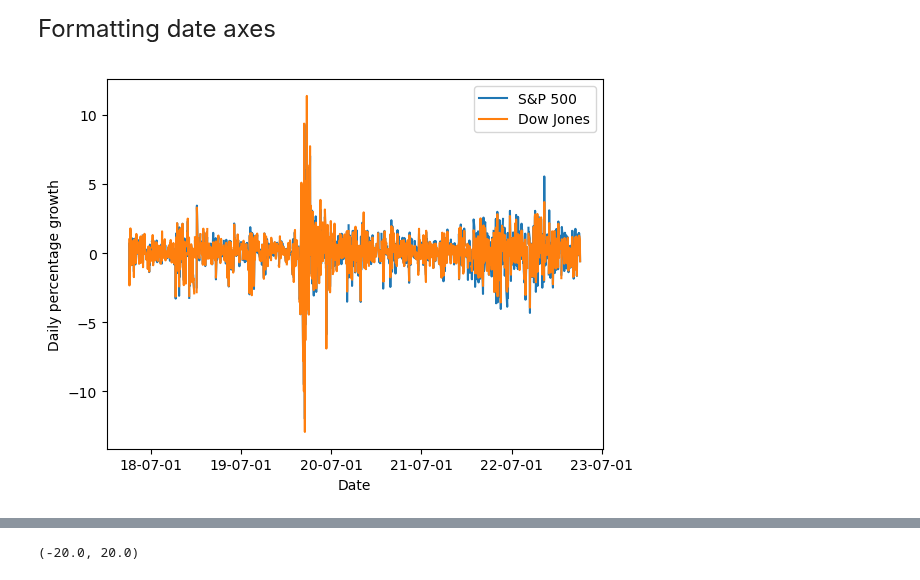
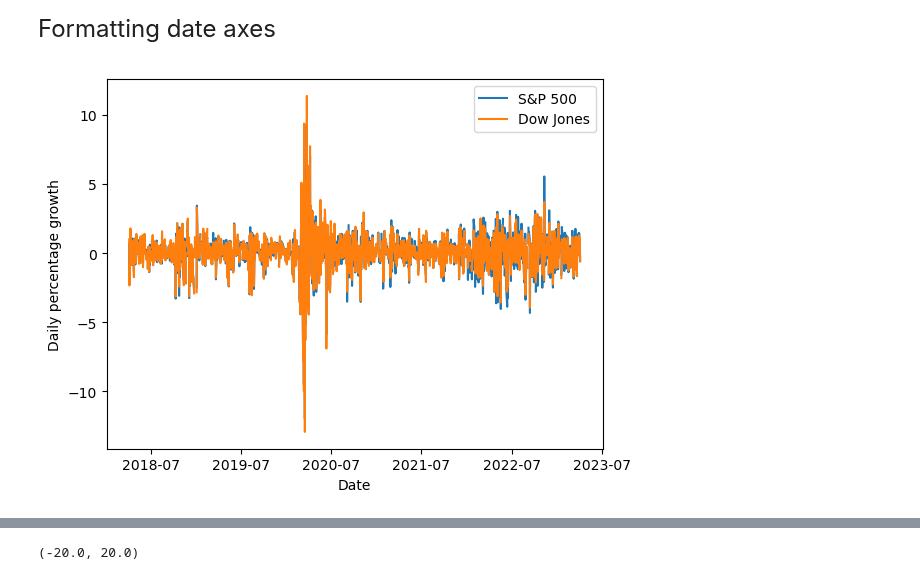
Before and after one commit to zoe-liu-724/qtm151spring2025, a Jupyter notebook: lecture_19/lecture_19.ipynb, the cells around one changed output, grey strips where cells are left out. Drawn from its saved outputs; the diff is of its cells as text; code cells hidden in the pictures.

```diff
--- a/lecture_19/lecture_19.ipynb
+++ b/lecture_19/lecture_19.ipynb
@@ -187,22 +213,22 @@ Formatting date axes
 # %%
 # Baseline plot
 fig, ax = plt.subplots(1,1)
 ax.plot(portfolios[["date","growth_sp500","growth_djia"]].set_index("date"))
 ax.legend(["S&P 500","Dow Jones"])
 ax.set_ylabel("Daily percentage growth")
 ax.set_xlabel("Date")
 
 # Establish the frequency of labels and their format
 # Can also use "DayLocator","MonthLocator", "YearLocator",
 # Use wildcards to set the year format: See lecture on time data
 
 config_ticks = mdates.MonthLocator(interval=12)
-format_ticks = mdates.DateFormatter('%y-%m-%d')
+format_ticks = mdates.DateFormatter('%Y-%m')
 
 ax.xaxis.set_major_locator(config_ticks)
 ax.xaxis.set_major_formatter(format_ticks)
 # %% [output]
-[figure, old version]
+[figure, new version]
 # %% [markdown]
 <font size = "5">
 
```
Also changed, not shown: parts of 8 cells of this notebook, 10 other files.
